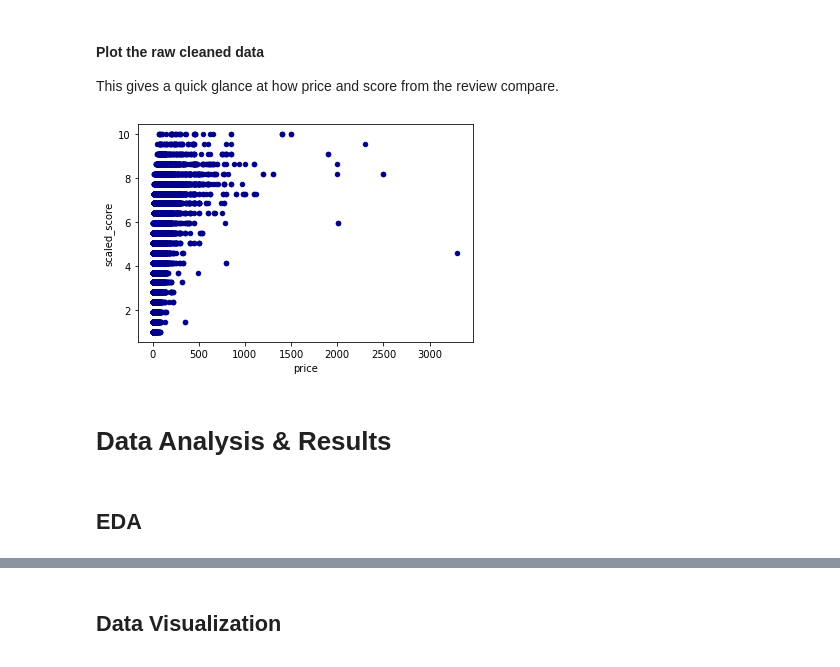
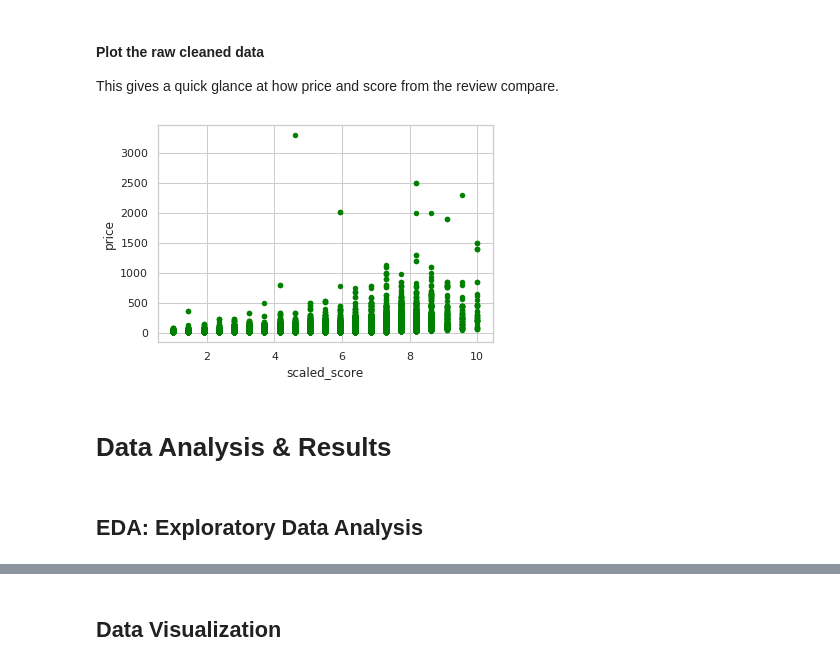
Before and after one commit to aditya4812/COGS108-Final-Project, a Jupyter notebook: FinalProject_group085.ipynb, the cells around one changed output, grey strips where cells are left out. Drawn from its saved outputs; the diff is of its cells as text; code cells hidden in the pictures.

```diff
--- a/FinalProject_group085.ipynb
+++ b/FinalProject_group085.ipynb
@@ -205,10 +205,10 @@ df
 
 This gives a quick glance at how price and score from the review compare.
 # %%
-graph1 = df.plot.scatter(x='price', y='scaled_score', c='DarkBlue')
+graph1 = df.plot.scatter(x='scaled_score', y='price', c='Green')
 # %% [output]
-[figure, old version]
+[figure, new version]
 # %% [markdown]
 # Data Analysis & Results
 # %% [markdown]
-## EDA
+## EDA: Exploratory Data Analysis
```
Also changed, not shown: parts of 3 cells of this notebook.
